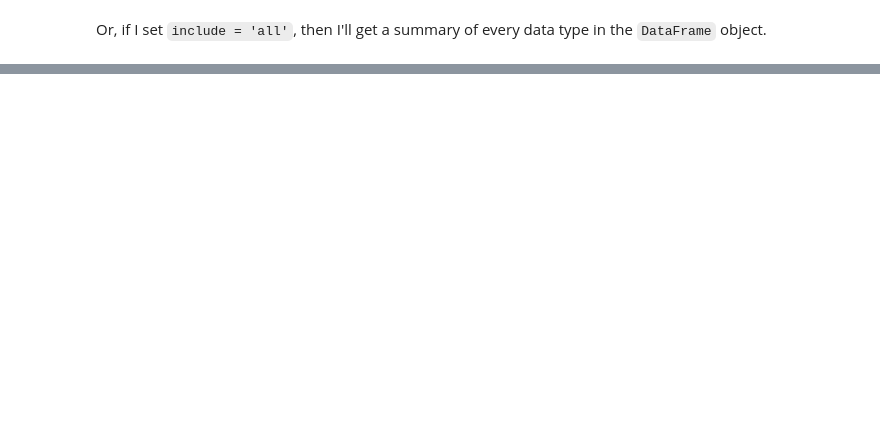
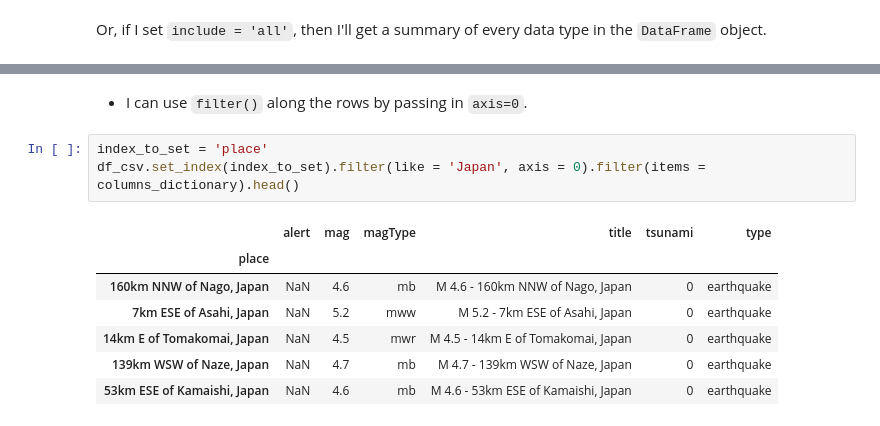
Before and after one commit to hestrang1993/Hands-On-Data-Analysis-with-Pandas-2nd-edition, a Jupyter notebook: ch_02/my_ch_02_work.ipynb, the cells around one changed output, grey strips where cells are left out. Saved outputs shown, nothing was run; the diff lists cells and outputs as text; blank space fills up the shorter version.

```diff
--- a/ch_02/my_ch_02_work.ipynb
+++ b/ch_02/my_ch_02_work.ipynb
@@ -293,0 +782,13 @@ df_csv.describe(include = data_type)
+# %% [markdown]
+* I can use ``filter()`` along the rows by passing in ``axis=0``.
+# %%
+index_to_set = 'place'
+df_csv.set_index(index_to_set).filter(like = 'Japan', axis = 0).filter(items = columns_dictionary).head()
+# %% [output]
+|  | alert | mag | magType | title | tsunami | type |
+| place |  |  |  |  |  |  |
+| 160km NNW of Nago, Japan | NaN | 4.6 | mb | M 4.6 - 160km NNW of Nago, Japan | 0 | earthquake |
+| 7km ESE of Asahi, Japan | NaN | 5.2 | mww | M 5.2 - 7km ESE of Asahi, Japan | 0 | earthquake |
+| 14km E of Tomakomai, Japan | NaN | 4.5 | mwr | M 4.5 - 14km E of Tomakomai, Japan | 0 | earthquake |
+| 139km WSW of Naze, Japan | NaN | 4.7 | mb | M 4.7 - 139km WSW of Naze, Japan | 0 | earthquake |
+| 53km ESE of Kamaishi, Japan | NaN | 4.6 | mb | M 4.6 - 53km ESE of Kamaishi, Japan | 0 | earthquake |
```
Also changed, not shown: parts of 51 cells of this notebook, 10 other files.
